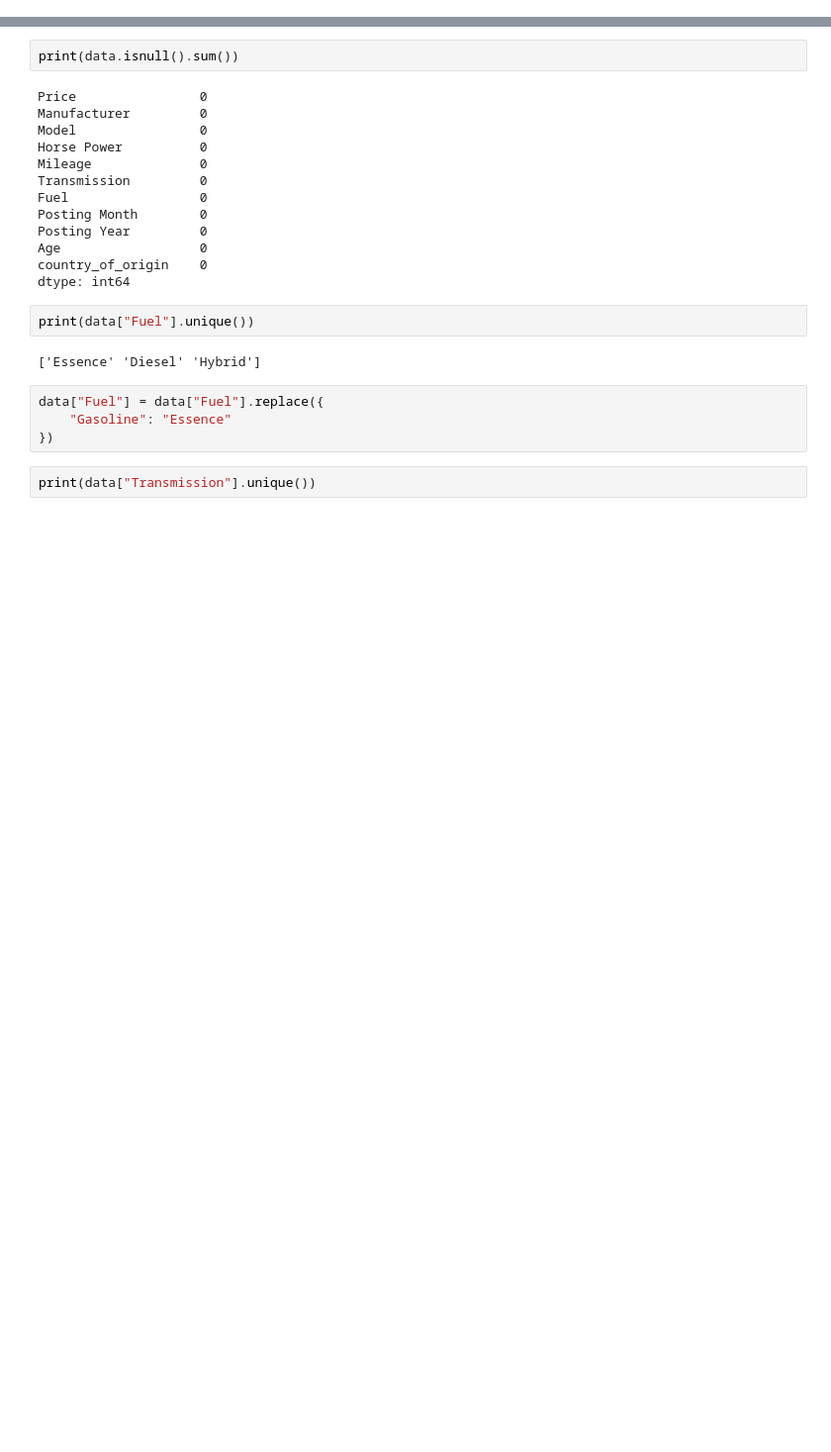
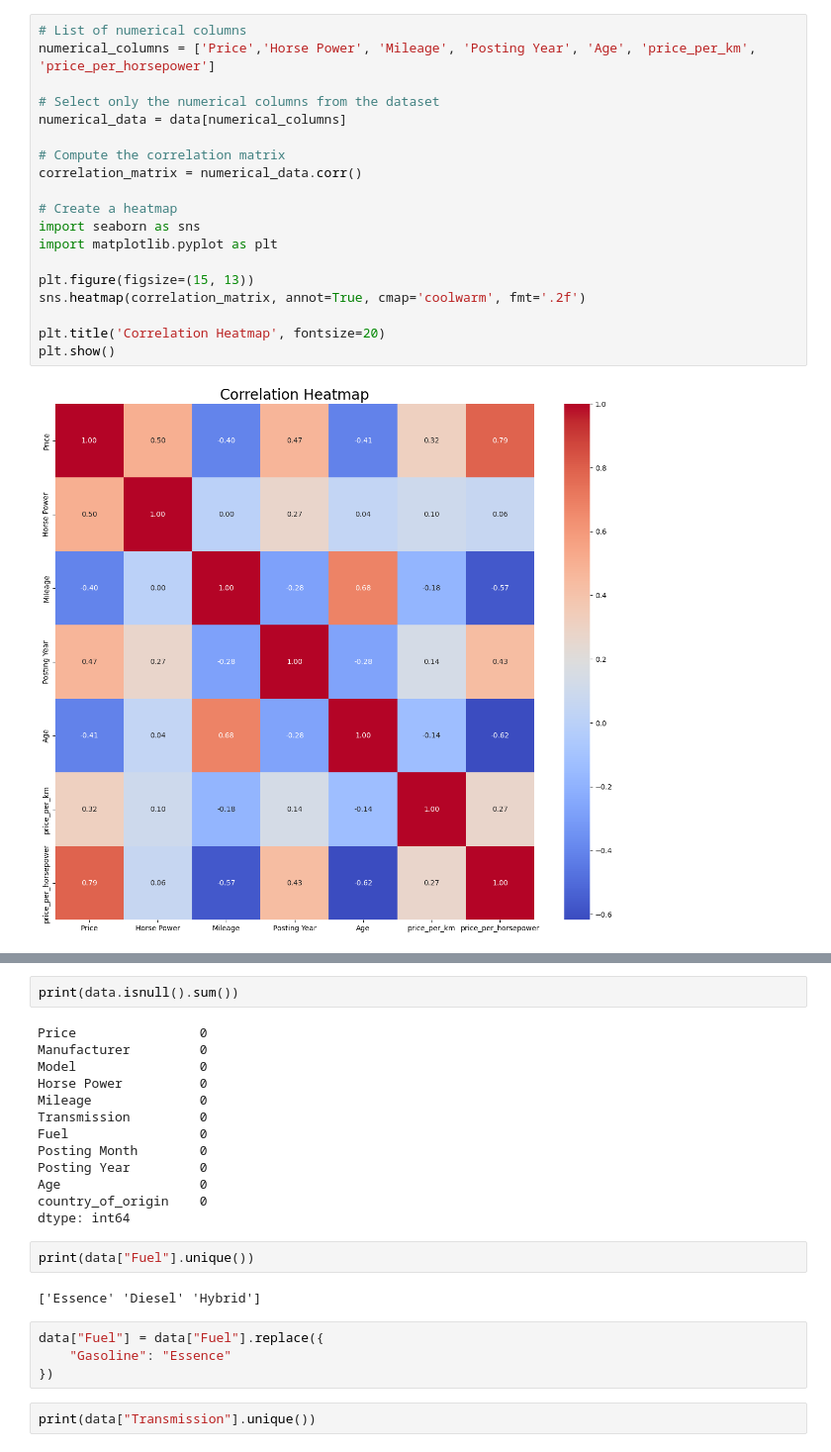
Before and after one commit to m0uadh880/Car-Prediction-Model, a Jupyter notebook: Data cleaning/cleaning.ipynb, the cells around one changed output, grey strips where cells are left out. Shown at 99% size. Saved outputs shown, nothing was run; the diff lists cells and outputs as text; blank space fills up the shorter version.

```diff
--- a/Data cleaning/cleaning.ipynb
+++ b/Data cleaning/cleaning.ipynb
@@ -4,0 +116,21 @@ backup_data = pd.read_csv("../Model/df_model.csv")
+# %%
+# List of numerical columns
+numerical_columns = ['Price','Horse Power', 'Mileage', 'Posting Year', 'Age', 'price_per_km', 'price_per_horsepower']
+
+# Select only the numerical columns from the dataset
+numerical_data = data[numerical_columns]
+
+# Compute the correlation matrix
+correlation_matrix = numerical_data.corr()
+
+# Create a heatmap
+import seaborn as sns
+import matplotlib.pyplot as plt
+
+plt.figure(figsize=(15, 13))
+sns.heatmap(correlation_matrix, annot=True, cmap='coolwarm', fmt='.2f')
+
+plt.title('Correlation Heatmap', fontsize=20)
+plt.show()
+# %% [output]
+[figure, added]
```
Also changed, not shown: parts of 26 cells of this notebook, 9 other files.
